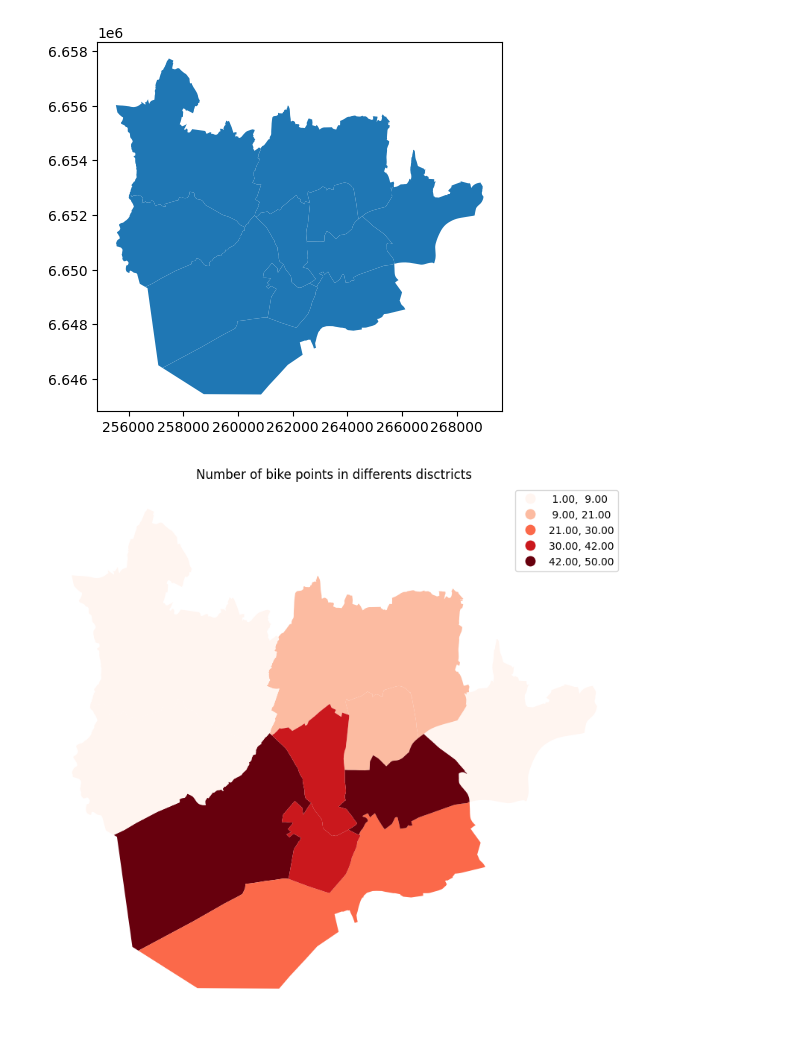
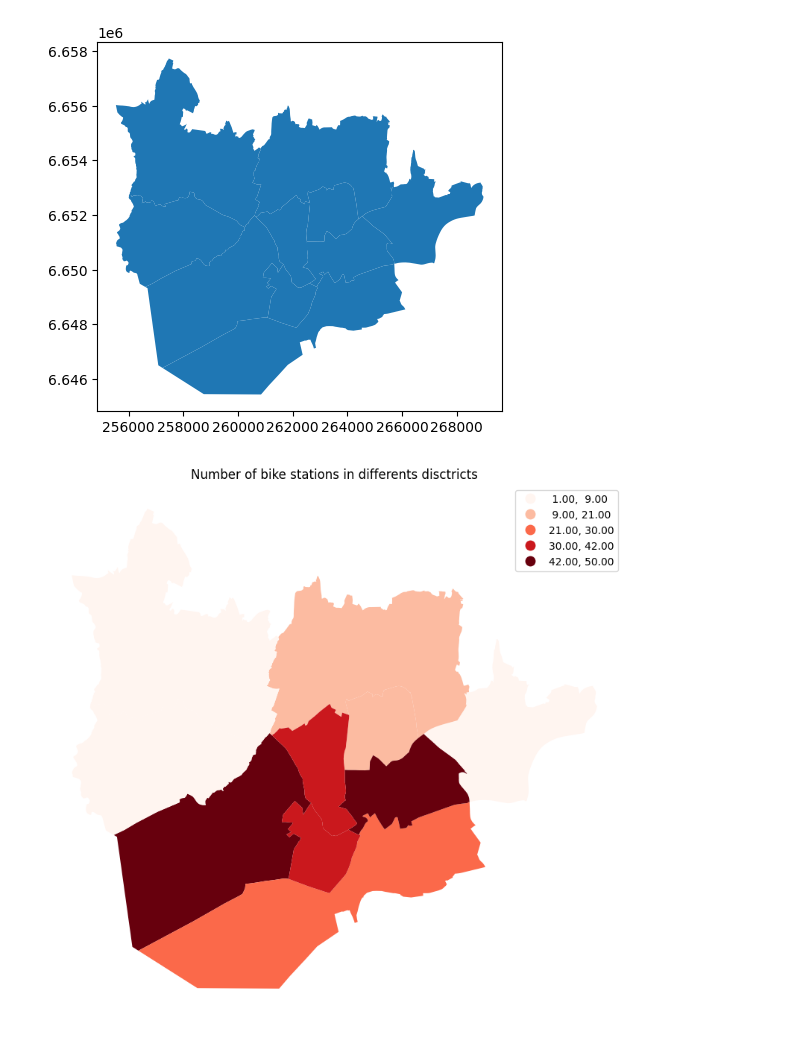
Before and after one commit to ThomasClaudinger/KDS_GeospatialDataScience_project, a Jupyter notebook: scripts/bike_points_per_districts.ipynb, the cells around one changed output. Saved outputs shown, nothing was run; the diff lists cells and outputs as text; code cells hidden in the pictures.

```diff
--- a/scripts/bike_points_per_districts.ipynb
+++ b/scripts/bike_points_per_districts.ipynb
@@ -62,21 +64,21 @@ plt.show()
 # %%
 fig, ax = plt.subplots(1, figsize=(10,10))
 
 disticts.plot(ax=ax,
     column="count",
     scheme="fisher_jenks",
     k=5,
     cmap="Reds",
     legend=True
 )
 
 ax.set_axis_off()
 
-ax.set_title('Number of bike points in differents disctricts')
+ax.set_title('Number of bike stations in differents disctricts')
 
 plt.show()
 # %% [output]
-[figure, old version]
+[figure, new version]
 # %%
 fj_classes = mapclassify.FisherJenks(disticts["count"], k=5)
 
```
Also changed, not shown: parts of 6 cells of this notebook, 3 other files.
